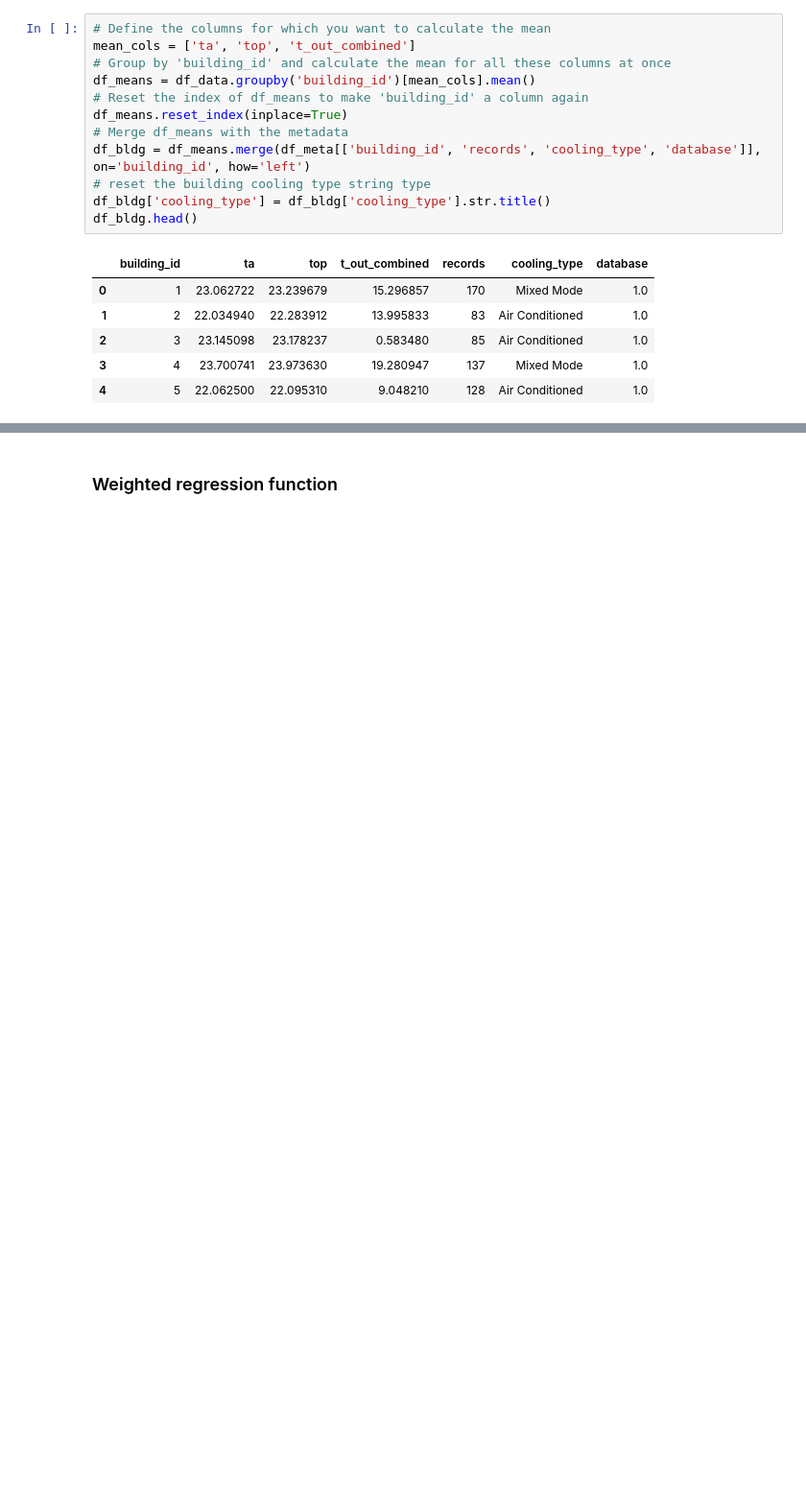
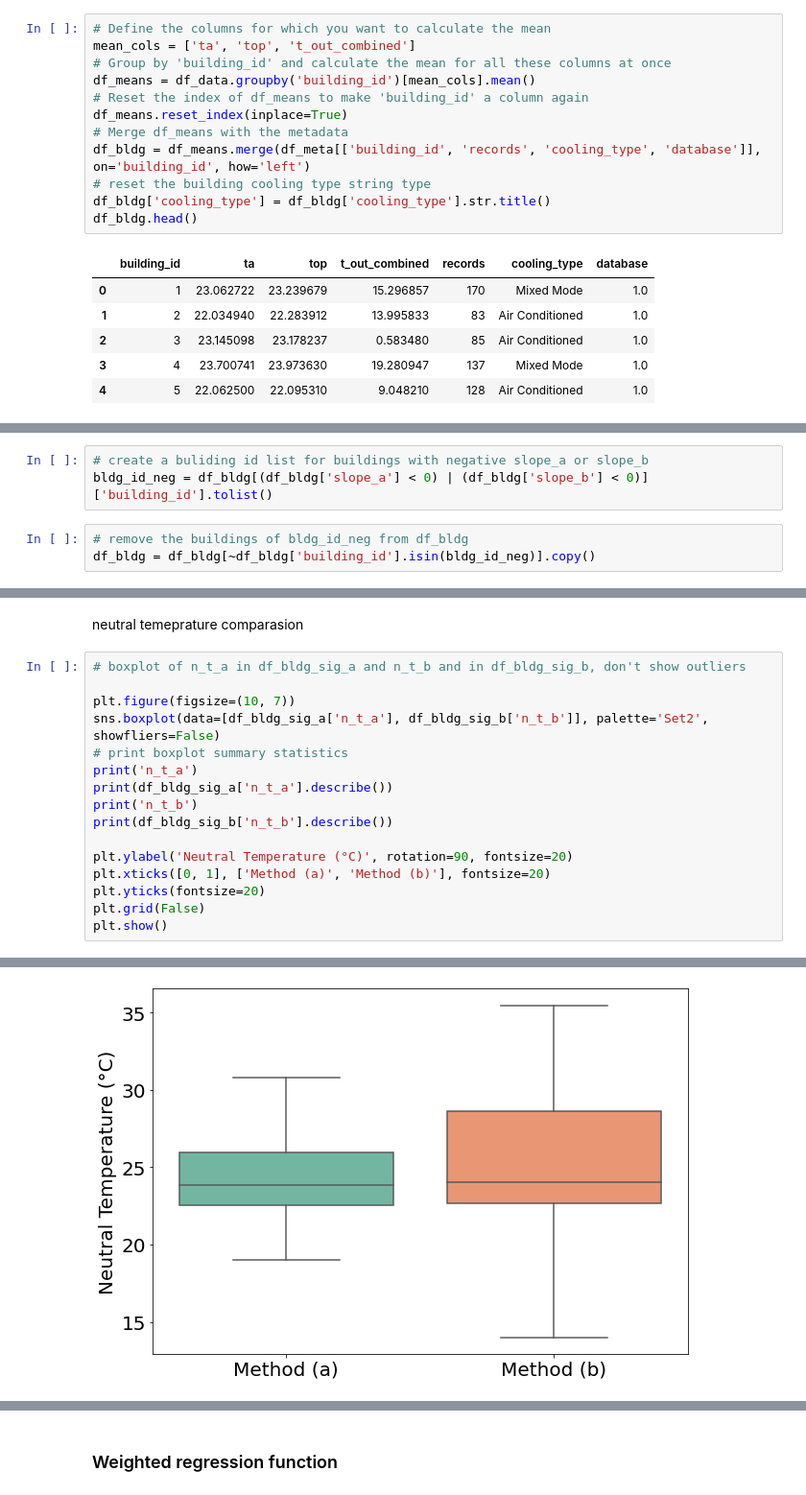
Before and after one commit to ruijis/causal-thinking-neutral-temperature, a Jupyter notebook: two-linear-regressions.ipynb, the cells around one changed output, grey strips where cells are left out. Shown: that part at 96% size. Saved outputs shown, nothing was run; the diff lists cells and outputs as text; blank space fills up the shorter version.

```diff
--- a/two-linear-regressions.ipynb
+++ b/two-linear-regressions.ipynb
@@ -277,3 +307,9 @@ df_bldg.head()
+# %%
+# create a buliding id list for buildings with negative slope_a or slope_b
+bldg_id_neg = df_bldg[(df_bldg['slope_a'] < 0) | (df_bldg['slope_b'] < 0)]['building_id'].tolist()
+# %%
+# remove the buildings of bldg_id_neg from df_bldg
+df_bldg = df_bldg[~df_bldg['building_id'].isin(bldg_id_neg)].copy()
 # %%
 # get rid of all nan values in the n_t_a column
 df_bldg_sig_a = df_bldg[~df_bldg['n_t_a'].isna()]
@@ -300,0 +347,19 @@ number of naturally ventilated buildings that have statistical significant neutr
+# %% [markdown]
+neutral temeprature comparasion
+# %%
+# boxplot of n_t_a in df_bldg_sig_a and n_t_b and in df_bldg_sig_b, don't show outliers
+
+plt.figure(figsize=(10, 7))
+sns.boxplot(data=[df_bldg_sig_a['n_t_a'], df_bldg_sig_b['n_t_b']], palette='Set2', showfliers=False)
+# print boxplot summary statistics
+print('n_t_a')
+print(df_bldg_sig_a['n_t_a'].describe())
+print('n_t_b')
+print(df_bldg_sig_b['n_t_b'].describe())
+
+plt.ylabel('Neutral Temperature (°C)', rotation=90, fontsize=20)
+plt.xticks([0, 1], ['Method (a)', 'Method (b)'], fontsize=20)
+plt.yticks(fontsize=20)
+plt.grid(False)
+plt.show()
+# %% [output]
@@ -300,0 +386 @@ number of naturally ventilated buildings that have statistical significant neutr
+[figure, added]
```
Also changed, not shown: parts of 41 cells of this notebook.
